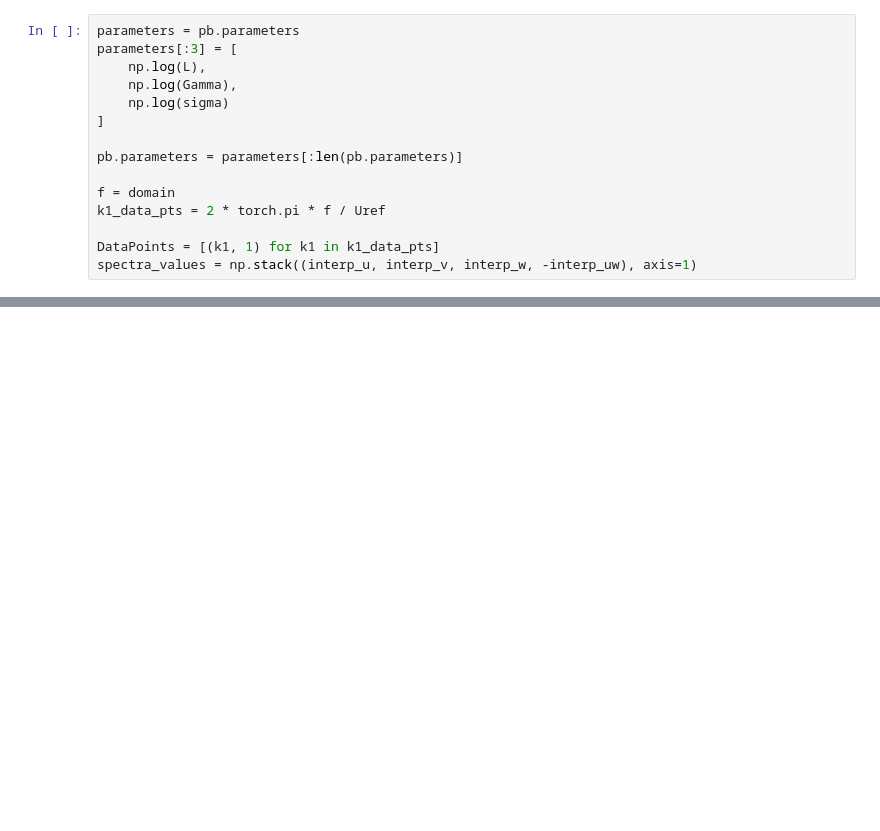
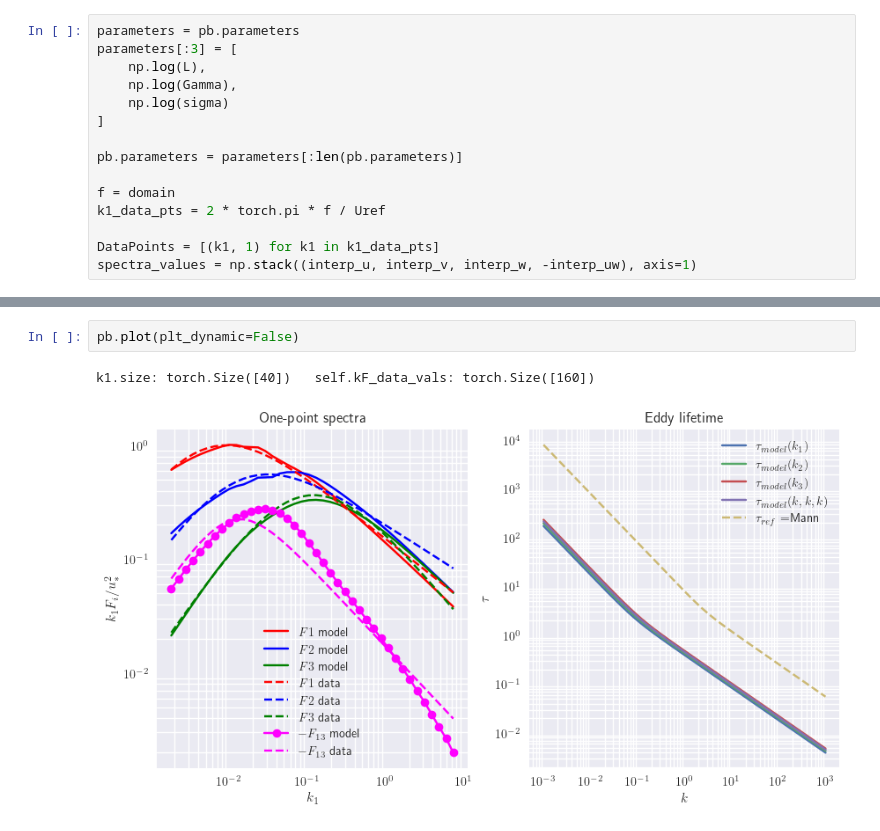
Before and after one commit to METHODS-Group/DRDMannTurb, a Jupyter notebook: docs/source/examples/Interpolating and Fitting.ipynb, the cells around one changed output, grey strips where cells are left out. Cells and saved outputs as stored; diff of their text form; blank space fills up the shorter version.

```diff
--- a/docs/source/examples/Interpolating and Fitting.ipynb
+++ b/docs/source/examples/Interpolating and Fitting.ipynb
@@ -122,0 +178,5 @@ plt.plot()
+# %%
+pb.plot(plt_dynamic=False)
+# %% [output]
+k1.size: torch.Size([40])   self.kF_data_vals: torch.Size([160])
+[figure, added]
```
Also changed, not shown: parts of 7 cells of this notebook, 1 other file.
